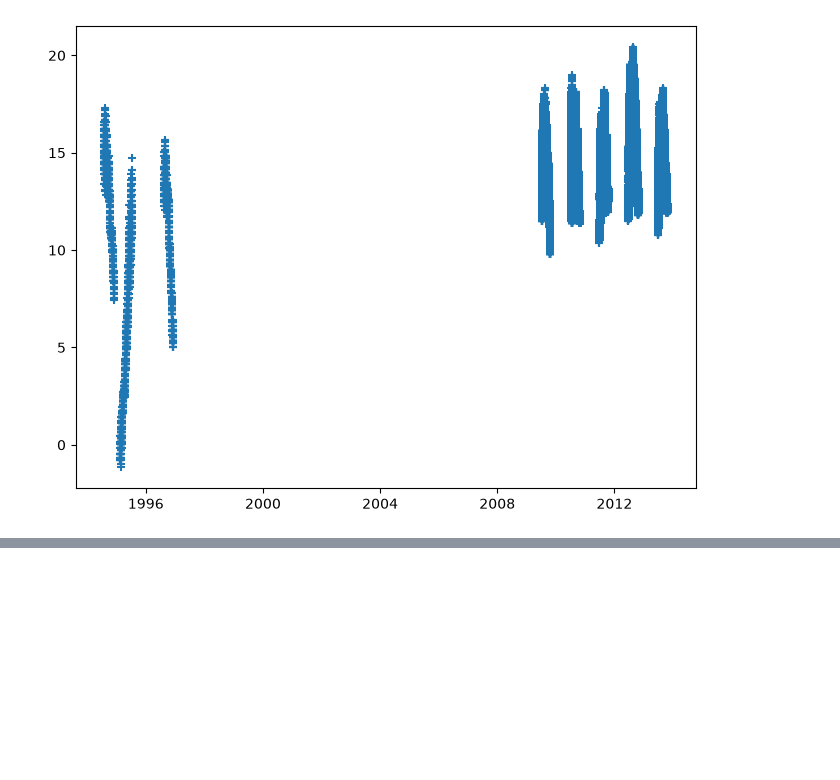
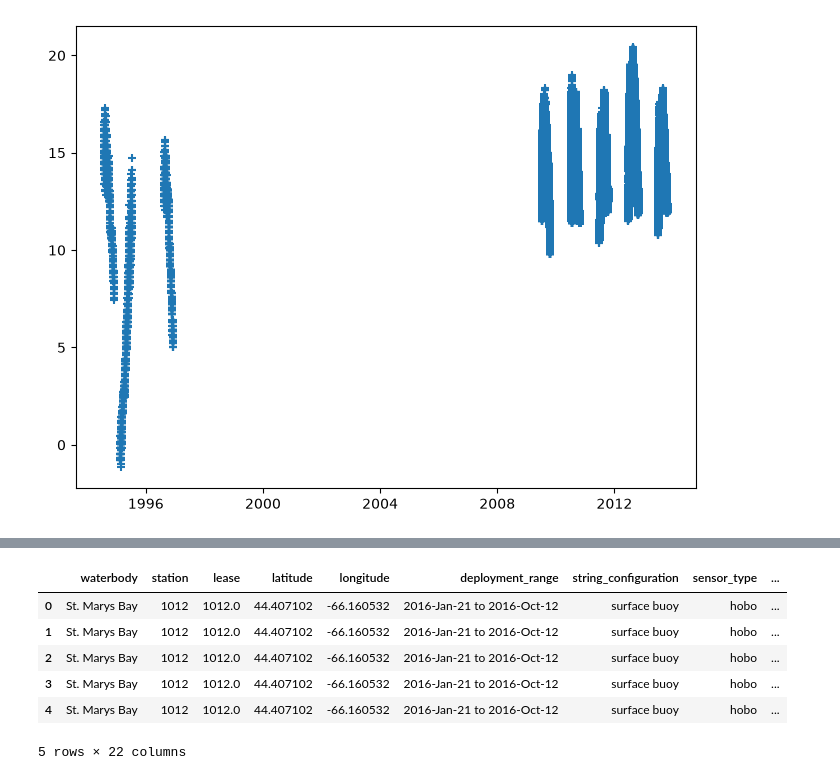
Before and after one commit to oceanhackweek/ohw26_model_downsampling, a Jupyter notebook: contributor_folders/aaron/aaron_notebook.ipynb, the cells around one changed output, grey strips where cells are left out. Saved outputs shown, nothing was run; the diff lists cells and outputs as text; code cells hidden in the pictures; blank space fills up the shorter version.

```diff
--- a/contributor_folders/aaron/aaron_notebook.ipynb
+++ b/contributor_folders/aaron/aaron_notebook.ipynb
@@ -366,0 +399,10 @@ ax.scatter(focc_mor["time"], focc_mor["TEMPPR01"], marker="+")
+# %%
+df.head()
+# %% [output]
+|  | waterbody | station | lease | latitude | longitude | deployment_range | string_configuration | sensor_type | ... |
+| 0 | St. Marys Bay | 1012 | 1012.0 | 44.407102 | -66.160532 | 2016-Jan-21 to 2016-Oct-12 | surface buoy | hobo | ... |
+| 1 | St. Marys Bay | 1012 | 1012.0 | 44.407102 | -66.160532 | 2016-Jan-21 to 2016-Oct-12 | surface buoy | hobo | ... |
+| 2 | St. Marys Bay | 1012 | 1012.0 | 44.407102 | -66.160532 | 2016-Jan-21 to 2016-Oct-12 | surface buoy | hobo | ... |
+| 3 | St. Marys Bay | 1012 | 1012.0 | 44.407102 | -66.160532 | 2016-Jan-21 to 2016-Oct-12 | surface buoy | hobo | ... |
+| 4 | St. Marys Bay | 1012 | 1012.0 | 44.407102 | -66.160532 | 2016-Jan-21 to 2016-Oct-12 | surface buoy | hobo | ... |
+5 rows × 22 columns
```
Also changed, not shown: parts of 19 cells of this notebook.
